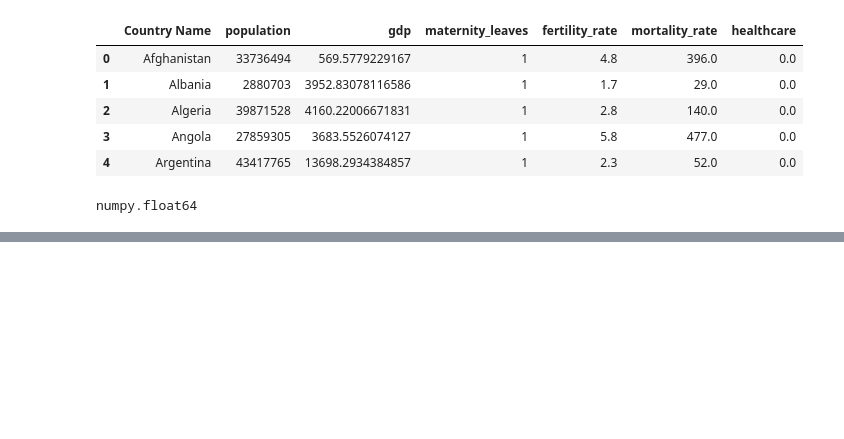
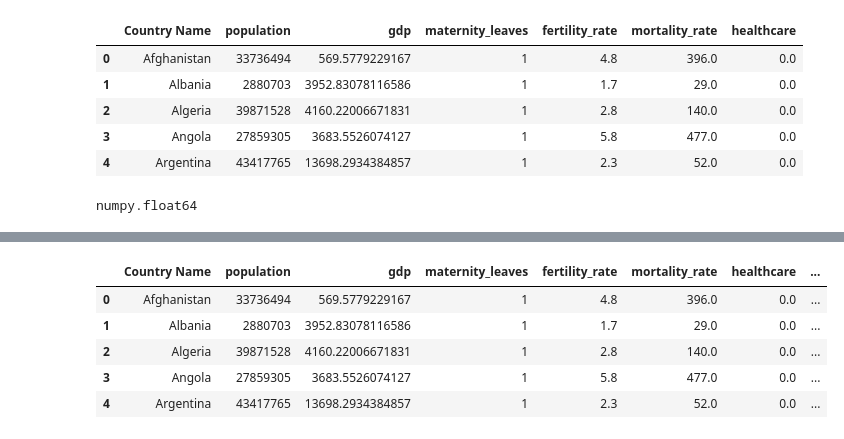
Before and after one commit to imamun93/Maternal_Mortality_Rate, a Jupyter notebook: WIP.ipynb, the cells around one changed output, grey strips where cells are left out. Cells and saved outputs as stored; diff of their text form; code cells hidden in the pictures; blank space fills up the shorter version.

```diff
--- a/WIP.ipynb
+++ b/WIP.ipynb
@@ -815,0 +887,9 @@ numpy.float64
+# %%
+pop.head()
+# %% [output]
+|  | Country Name | population | gdp | maternity_leaves | fertility_rate | mortality_rate | healthcare | ... |
+| 0 | Afghanistan | 33736494 | 569.5779229167 | 1 | 4.8 | 396.0 | 0.0 | ... |
+| 1 | Albania | 2880703 | 3952.83078116586 | 1 | 1.7 | 29.0 | 0.0 | ... |
+| 2 | Algeria | 39871528 | 4160.22006671831 | 1 | 2.8 | 140.0 | 0.0 | ... |
+| 3 | Angola | 27859305 | 3683.5526074127 | 1 | 5.8 | 477.0 | 0.0 | ... |
+| 4 | Argentina | 43417765 | 13698.2934384857 | 1 | 2.3 | 52.0 | 0.0 | ... |
```
Also changed, not shown: parts of 16 cells of this notebook, 4 other files.
